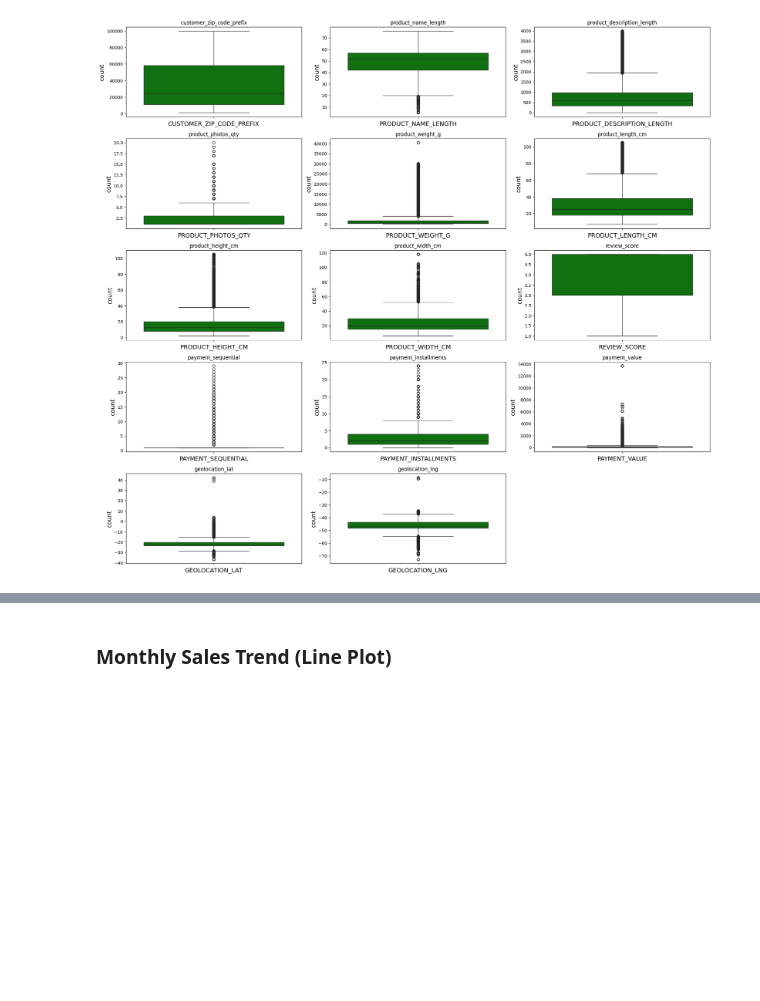
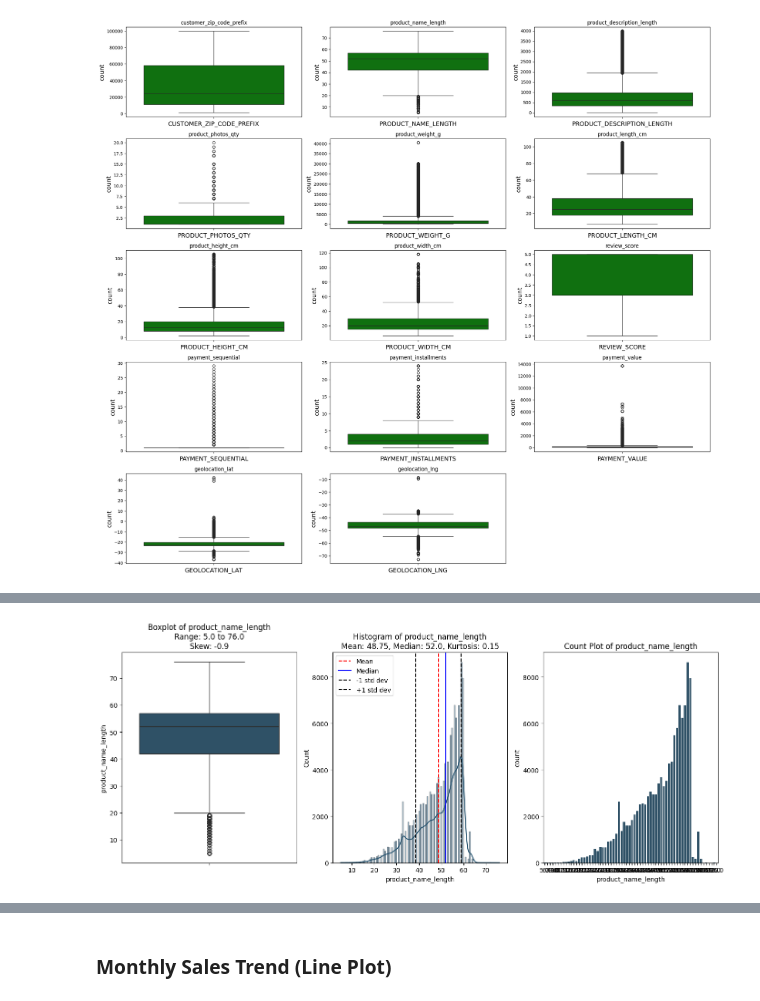
Before and after one commit to putuwistika/Project-BliData, a Jupyter notebook: EDA.ipynb, the cells around one changed output, grey strips where cells are left out. Drawn from its saved outputs; the diff is of its cells as text; code cells hidden in the pictures; blank space fills up the shorter version.

```diff
--- a/EDA.ipynb
+++ b/EDA.ipynb
@@ -417,0 +445,5 @@ plt.show()
+# %%
+#product_name_length
+fungsi.UVA_numeric(df, ['product_name_length'])
+# %% [output]
+[figure, added]
```
Also changed, not shown: parts of 22 cells of this notebook, 1 other file.
